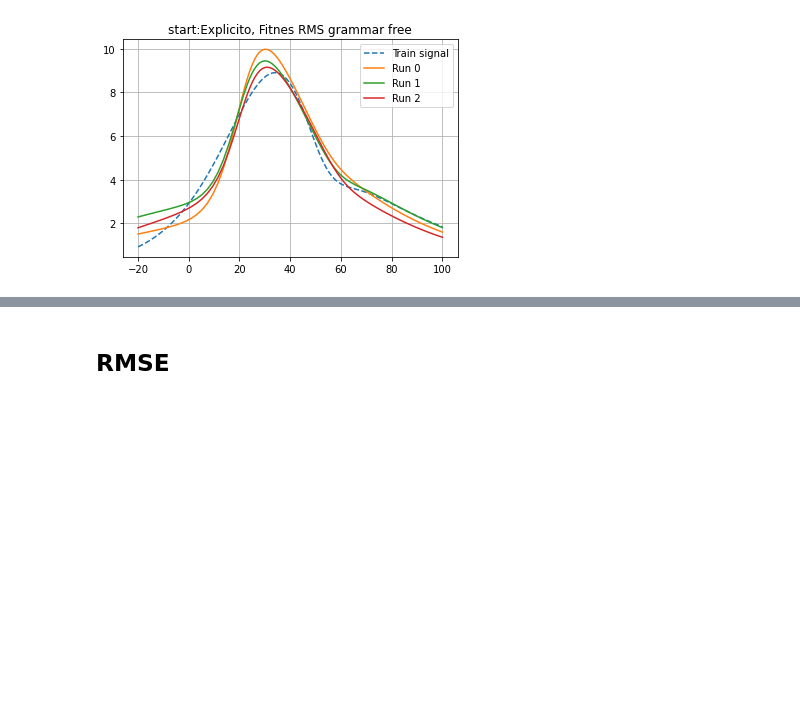
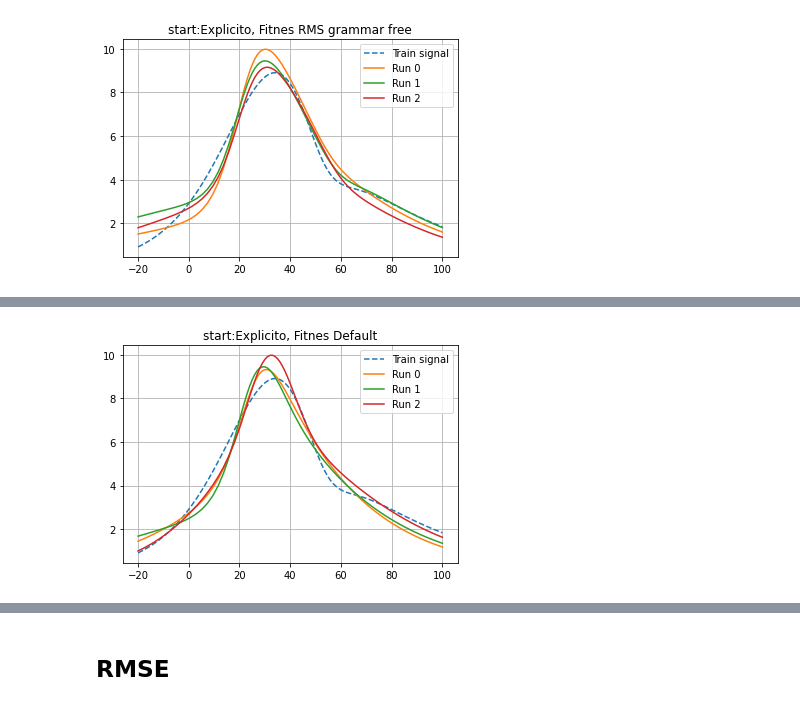
Before and after one commit to nfierroflo/Evolutionary-computation, a Jupyter notebook: evolutivacompletoc1.ipynb, the cells around one changed output, grey strips where cells are left out. Drawn from its saved outputs; the diff is of its cells as text; code cells hidden in the pictures; blank space fills up the shorter version.

```diff
--- a/evolutivacompletoc1.ipynb
+++ b/evolutivacompletoc1.ipynb
@@ -163,3 +173,11 @@ plotResult(t,Totalv2,g0(t),g1(t), g2(t),'Explicito, Fitnes RMS grammar free')
+# %%
+g0=lambda x: (0.493*(1-0.796*(x-58.6)/01.02)/(1+np.exp((43.6-x)/21.16)))*(1-sigmoid(0.2*(x-(00.62+27.4))))+(sigmoid(0.2*(x-(04.89+20.8))))*(0.802*(1-0.034)*np.exp((88.11+32.1-x)/27.33)/(1+np.exp((23.2-x)/76.35)))
+g1=lambda x: (0.643*(1-0.553*(x-57.9)/02.89)/(1+np.exp((23.5-x)/26.74)))*(1-sigmoid(0.2*(x-(07.27+28.3))))+(sigmoid(0.2*(x-(01.34+21.0))))*(0.747*(1-0.080)*np.exp((75.54+52.6-x)/29.28)/(1+np.exp((34.9-x)/57.37)))
+g2=lambda x: (0.513*(1-0.971*(x-56.6)/02.13)/(1+np.exp((20.5-x)/14.21)))*(1-sigmoid(0.2*(x-(18.58+23.7))))+(sigmoid(0.2*(x-(00.64+25.4))))*(0.825*(1-0.059)*np.exp((91.29+36.5-x)/29.89)/(1+np.exp((43.8-x)/35.35)))
+
+plotResult(t,Totalv2,g0(t),g1(t), g2(t),'Explicito, Fitnes Default')
+# %% [output]
+[figure, added]
 # %%
 base='progress_report.csv'
 generacion, minfit=LeerArchivo(base)
```
Also changed, not shown: parts of 2 cells of this notebook.
